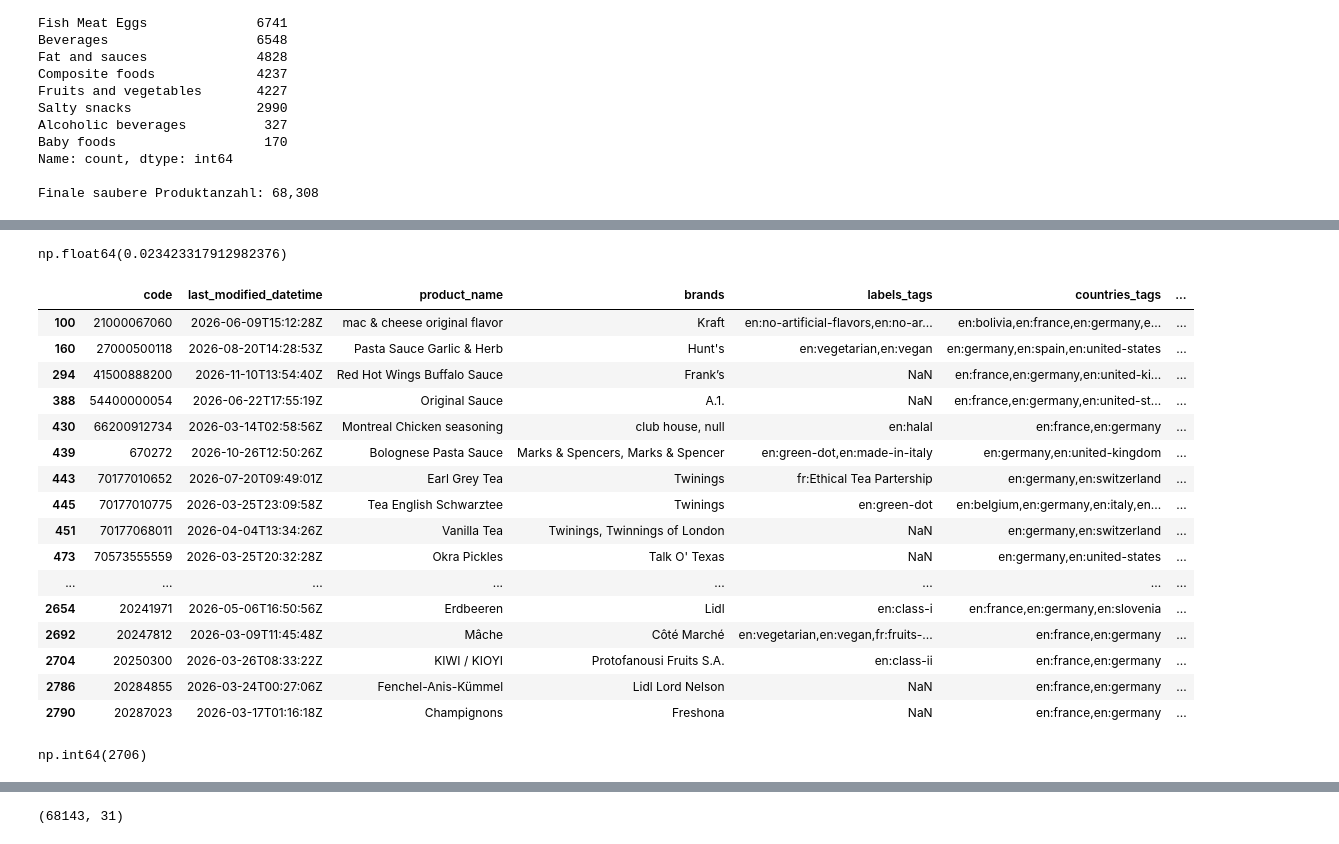
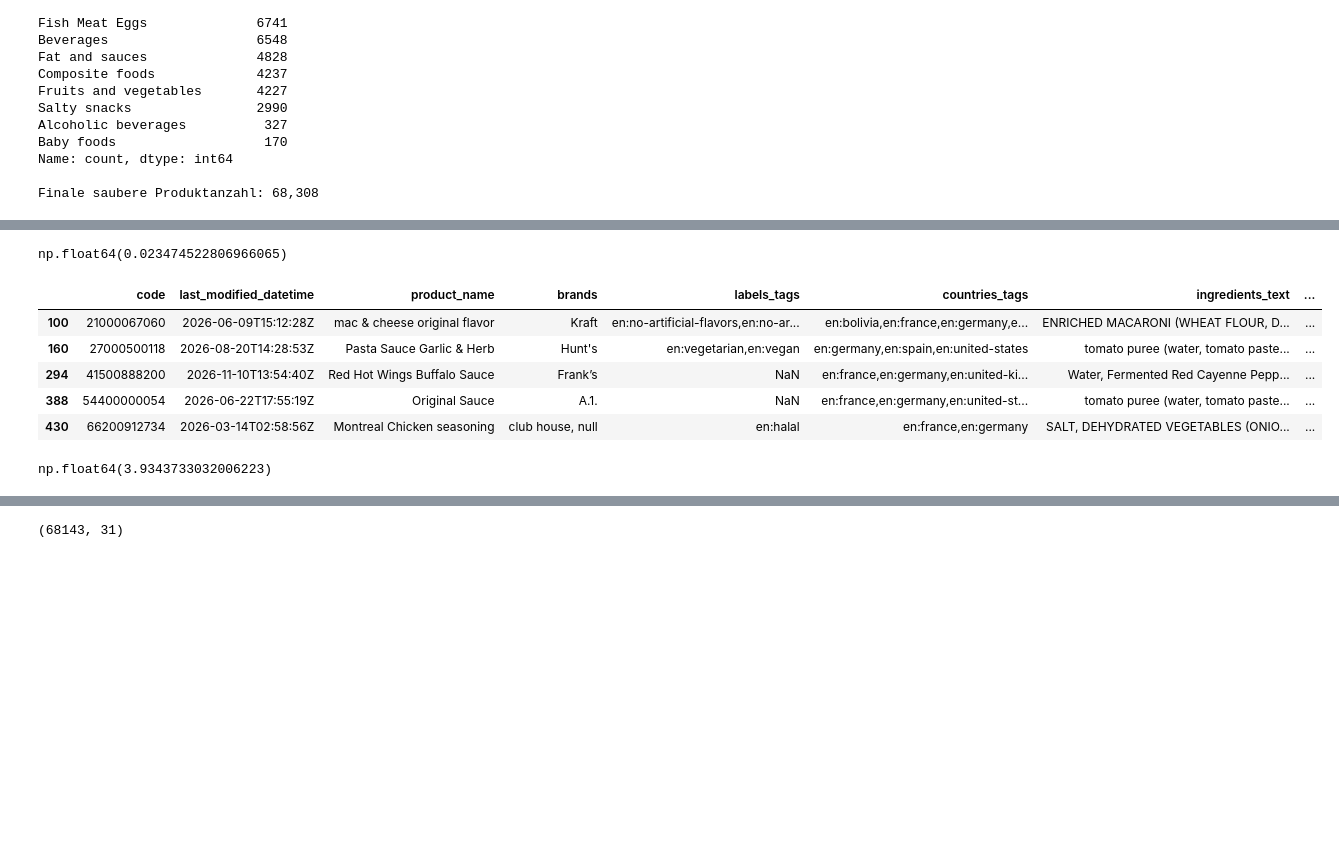
Before and after one commit to benedictbohnen/DS_Portfolio_Project, a Jupyter notebook: notebooks/load_and_clean_data.ipynb, the cells around one changed output, grey strips where cells are left out. Saved outputs shown, nothing was run; the diff lists cells and outputs as text; code cells hidden in the pictures; blank space fills up the shorter version.

Commit message:
finished data cleaning and started an eda notebook

```diff
--- a/notebooks/load_and_clean_data.ipynb
+++ b/notebooks/load_and_clean_data.ipynb
@@ -48,6 +48,7 @@ relevante_spalten = [
     "main_category_en",
     "pnns_groups_1",
     "pnns_groups_2",
+    "ingredients_text",
     "ingredients_analysis_tags",
     "labels_tags",
     # Scores & Verarbeitung
@@ -236,0 +244,14 @@ df_clean.loc[262,"ingredients_analysis_tags"]
+# %%
+from diettype import erkenne_ernaehrungsform_aus_zutatenliste, ernaehrungsform_aus_tags
+
+df_clean["diet_type"] = df_clean["ingredients_text"].apply(
+    erkenne_ernaehrungsform_aus_zutatenliste)
+
+mask_from_tag = (df_clean["diet_type"] == "Unbekannt") & (df_clean["ingredients_analysis_tags"].notna())
+df_result = df_clean.loc[mask_from_tag, "ingredients_analysis_tags"].apply(ernaehrungsform_aus_tags)
+gueltig = df_result.notna()
+df_clean.loc[mask_from_tag & gueltig, "diet_type"] = df_result[gueltig]
+
+
+
+print(df_clean["diet_type"].value_counts())
@@ -274,30 +326,3 @@ df_clean = df_clean[plausibel].copy()
 print(f"Verbleibende plausible Produkte: {len(df_clean):,}")
 # %% [output]
 Verbleibende plausible Produkte: 73,897
-# %%
-#define a function to determine the dietary form based on the ingredients_analysis_tags column
-
-
-def erkenne_ernaehrungsform(tags):
-    if pd.isna(tags):
-        return "Unbekannt"
-
-    # Falls tags ein String ist, in eine saubere Menge (Set) aus Einzel-Tags zerlegen
-    if isinstance(tags, str):
-        tag_set = set(tags.split(","))
-    else:
-        tag_set = set(tags)
-
-    if "en:vegan" in tag_set:
-        return "Vegan"
-    if "en:vegetarian" in tag_set:
-        return "Vegetarisch"
-    if "en:non-vegan" in tag_set or "en:non-vegetarian" in tag_set:
-        return "Nicht-vegetarisch"
-    return "Unbekannt"
-
-
-df_clean["diet_type"] = df_clean["ingredients_analysis_tags"].apply(
-    erkenne_ernaehrungsform
-)
-print(df_clean["diet_type"].value_counts())
@@ -449,34 +467,23 @@ df_clean[mask_macros]
 # %%
 mask_macros.sum()/df_clean.shape[0]*100
 # %% [output]
-np.float64(0.023423317912982376)
+np.float64(0.023474522806966065)
 # %%
 df_clean = df_clean[~mask_macros]
 # %%
 mask_calories = ((4 * (df_clean["carbohydrates_100g"] + df_clean["proteins_100g"]) + 9 * df_clean["fat_100g"]) - df_clean["energy-kcal_100g"]).abs() / df_clean["energy-kcal_100g"] > 0.2
-df_clean[mask_calories].head(50)
+df_clean[mask_calories].head()
 # %% [output]
-|  | code | last_modified_datetime | product_name | brands | labels_tags | countries_tags | ... |
-| 100 | 21000067060 | 2026-06-09T15:12:28Z | mac & cheese original flavor | Kraft | en:no-artificial-flavors,en:no-ar... | en:bolivia,en:france,en:germany,e... | ... |
-| 160 | 27000500118 | 2026-08-20T14:28:53Z | Pasta Sauce Garlic & Herb | Hunt's | en:vegetarian,en:vegan | en:germany,en:spain,en:united-states | ... |
-| 294 | 41500888200 | 2026-11-10T13:54:40Z | Red Hot Wings Buffalo Sauce | Frank’s | NaN | en:france,en:germany,en:united-ki... | ... |
-| 388 | 54400000054 | 2026-06-22T17:55:19Z | Original Sauce | A.1. | NaN | en:france,en:germany,en:united-st... | ... |
-| 430 | 66200912734 | 2026-03-14T02:58:56Z | Montreal Chicken seasoning | club house, null | en:halal | en:france,en:germany | ... |
-| 439 | 670272 | 2026-10-26T12:50:26Z | Bolognese Pasta Sauce | Marks & Spencers, Marks & Spencer | en:green-dot,en:made-in-italy | en:germany,en:united-kingdom | ... |
-| 443 | 70177010652 | 2026-07-20T09:49:01Z | Earl Grey Tea | Twinings | fr:Ethical Tea Partership | en:germany,en:switzerland | ... |
-| 445 | 70177010775 | 2026-03-25T23:09:58Z | Tea English Schwarztee | Twinings | en:green-dot | en:belgium,en:germany,en:italy,en... | ... |
-| 451 | 70177068011 | 2026-04-04T13:34:26Z | Vanilla Tea | Twinings, Twinnings of London | NaN | en:germany,en:switzerland | ... |
-| 473 | 70573555559 | 2026-03-25T20:32:28Z | Okra Pickles | Talk O' Texas | NaN | en:germany,en:united-states | ... |
-| ... | ... | ... | ... | ... | ... | ... | ... |
-| 2654 | 20241971 | 2026-05-06T16:50:56Z | Erdbeeren | Lidl | en:class-i | en:france,en:germany,en:slovenia | ... |
-| 2692 | 20247812 | 2026-03-09T11:45:48Z | Mâche | Côté Marché | en:vegetarian,en:vegan,fr:fruits-... | en:france,en:germany | ... |
-| 2704 | 20250300 | 2026-03-26T08:33:22Z | KIWI / ΚΙΟΥΙ | Protofanousi Fruits S.A. | en:class-ii | en:france,en:germany | ... |
-| 2786 | 20284855 | 2026-03-24T00:27:06Z | Fenchel-Anis-Kümmel | Lidl Lord Nelson | NaN | en:france,en:germany | ... |
-| 2790 | 20287023 | 2026-03-17T01:16:18Z | Champignons | Freshona | NaN | en:france,en:germany | ... |
+|  | code | last_modified_datetime | product_name | brands | labels_tags | countries_tags | ingredients_text | ... |
+| 100 | 21000067060 | 2026-06-09T15:12:28Z | mac & cheese original flavor | Kraft | en:no-artificial-flavors,en:no-ar... | en:bolivia,en:france,en:germany,e... | ENRICHED MACARONI (WHEAT FLOUR, D... | ... |
+| 160 | 27000500118 | 2026-08-20T14:28:53Z | Pasta Sauce Garlic & Herb | Hunt's | en:vegetarian,en:vegan | en:germany,en:spain,en:united-states | tomato puree (water, tomato paste... | ... |
+| 294 | 41500888200 | 2026-11-10T13:54:40Z | Red Hot Wings Buffalo Sauce | Frank’s | NaN | en:france,en:germany,en:united-ki... | Water, Fermented Red Cayenne Pepp... | ... |
+| 388 | 54400000054 | 2026-06-22T17:55:19Z | Original Sauce | A.1. | NaN | en:france,en:germany,en:united-st... | tomato puree (water, tomato paste... | ... |
+| 430 | 66200912734 | 2026-03-14T02:58:56Z | Montreal Chicken seasoning | club house, null | en:halal | en:france,en:germany | SALT, DEHYDRATED VEGETABLES (ONIO... | ... |
 # %%
-mask_calories.sum()
+mask_calories.sum()/df_clean.shape[0]*100
 # %% [output]
-np.int64(2706)
+np.float64(3.9343733032006223)
 # %%
 df_clean["theoretical_calories_difference"] = ((4 * (df_clean["carbohydrates_100g"] + df_clean["proteins_100g"])
                                                 + 9 * df_clean["fat_100g"])
```
Also changed, not shown: parts of 25 cells of this notebook, 2 other files.
